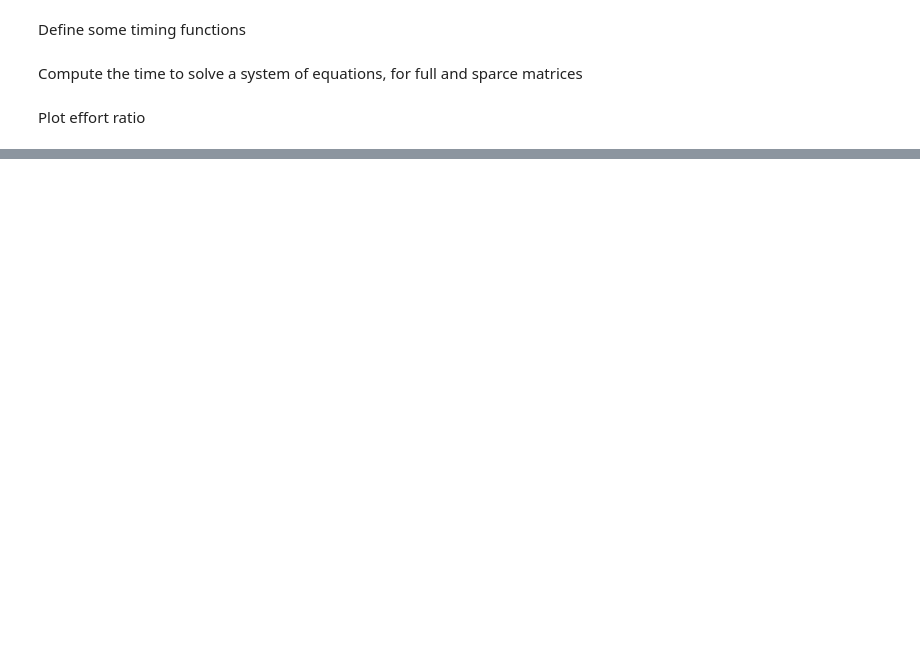
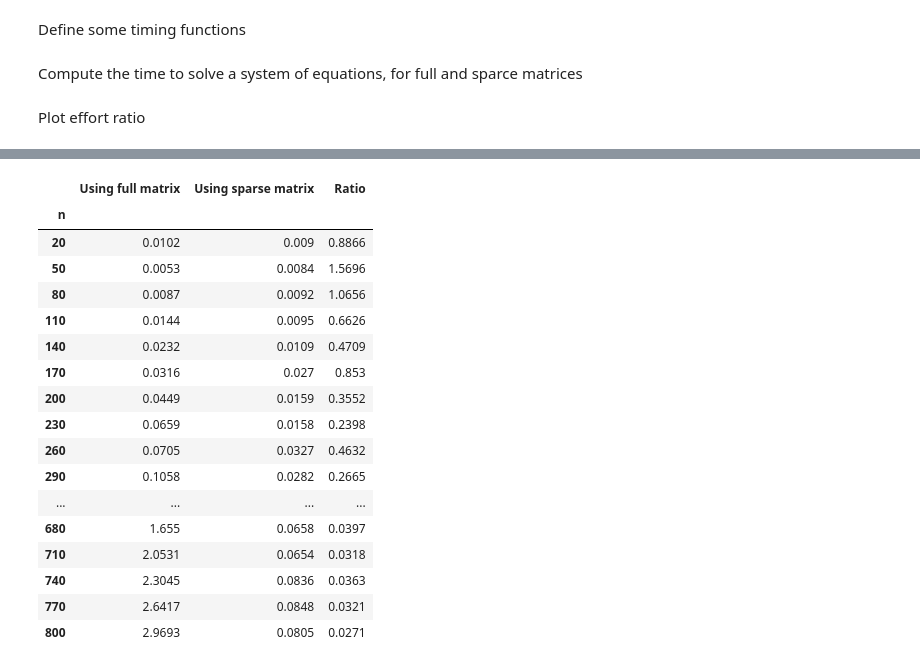
Before and after one commit to randall-romero/CompEcon, a Jupyter notebook: _sources/notebooks/lin/03 Sparse linear equations.ipynb, the cells around one changed output, grey strips where cells are left out. Drawn from its saved outputs; the diff is of its cells as text; code cells hidden in the pictures; blank space fills up the shorter version.

```diff
--- a/_sources/notebooks/lin/03 Sparse linear equations.ipynb
+++ b/_sources/notebooks/lin/03 Sparse linear equations.ipynb
@@ -70,0 +81,21 @@ ax.spines[['top', 'right']].set_visible(False)
+# %%
+times
+# %% [output]
+|  | Using full matrix | Using sparse matrix | Ratio |
+| n |  |  |  |
+| 20 | 0.0102 | 0.009 | 0.8866 |
+| 50 | 0.0053 | 0.0084 | 1.5696 |
+| 80 | 0.0087 | 0.0092 | 1.0656 |
+| 110 | 0.0144 | 0.0095 | 0.6626 |
+| 140 | 0.0232 | 0.0109 | 0.4709 |
+| 170 | 0.0316 | 0.027 | 0.853 |
+| 200 | 0.0449 | 0.0159 | 0.3552 |
+| 230 | 0.0659 | 0.0158 | 0.2398 |
+| 260 | 0.0705 | 0.0327 | 0.4632 |
+| 290 | 0.1058 | 0.0282 | 0.2665 |
+| ... | ... | ... | ... |
+| 680 | 1.655 | 0.0658 | 0.0397 |
+| 710 | 2.0531 | 0.0654 | 0.0318 |
+| 740 | 2.3045 | 0.0836 | 0.0363 |
+| 770 | 2.6417 | 0.0848 | 0.0321 |
+| 800 | 2.9693 | 0.0805 | 0.0271 |
```
Also changed, not shown: parts of 5 cells of this notebook, 9 other files.
